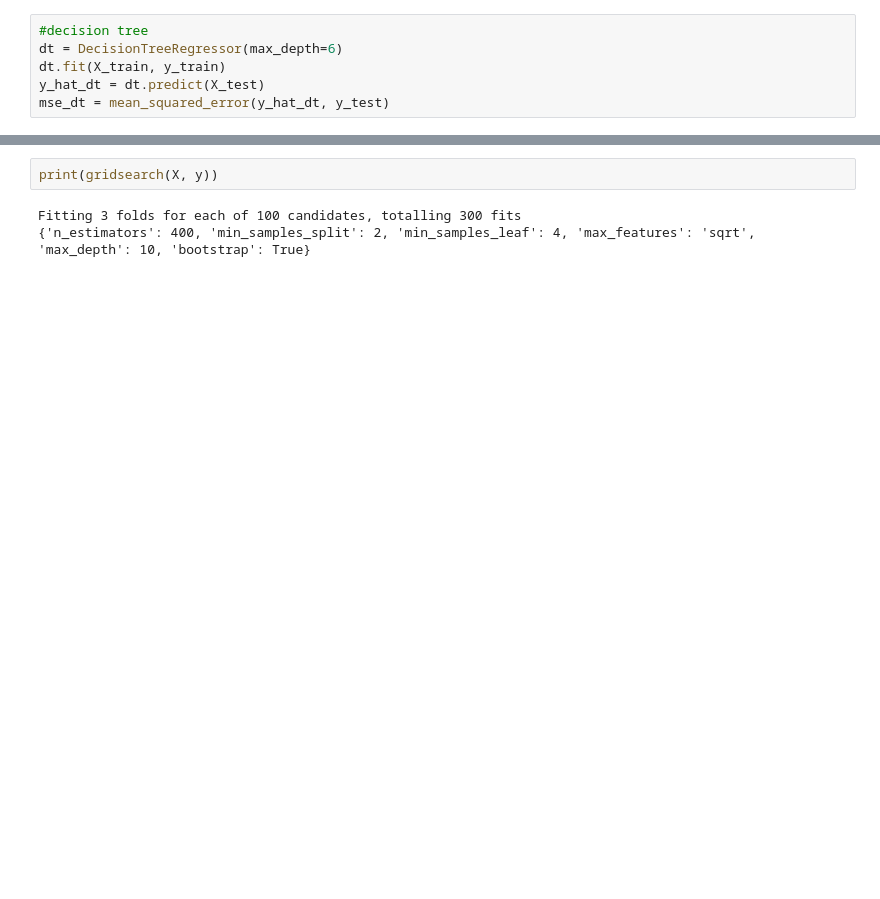
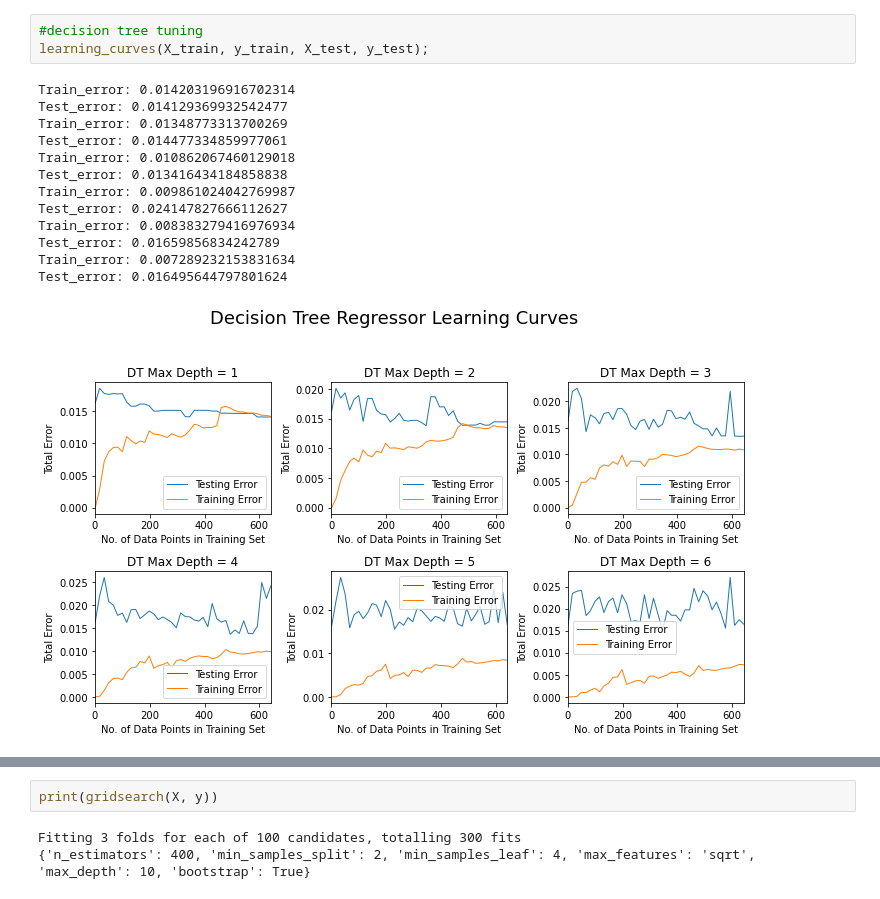
Before and after one commit to rathbird/Vaccine-Hesitancy-Driving-Covid-Outbreaks, a Jupyter notebook: src/covid.ipynb, the cells around one changed output, grey strips where cells are left out. Cells and saved outputs as stored; diff of their text form; blank space fills up the shorter version.

```diff
--- a/src/covid.ipynb
+++ b/src/covid.ipynb
@@ -76,6 +79,17 @@ mse_ols
 # %%
-#decision tree
-dt = DecisionTreeRegressor(max_depth=6)
-dt.fit(X_train, y_train)
-y_hat_dt = dt.predict(X_test)
-mse_dt = mean_squared_error(y_hat_dt, y_test)
+#decision tree tuning
+learning_curves(X_train, y_train, X_test, y_test);
+# %% [output]
+Train_error: 0.014203196916702314
+Test_error: 0.014129369932542477
+Train_error: 0.01348773313700269
+Test_error: 0.014477334859977061
+Train_error: 0.010862067460129018
+Test_error: 0.013416434184858838
+Train_error: 0.009861024042769987
+Test_error: 0.024147827666112627
+Train_error: 0.008383279416976934
+Test_error: 0.01659856834242789
+Train_error: 0.007289232153831634
+Test_error: 0.016495644797801624
+[figure, added]
```
Also changed, not shown: parts of 17 cells of this notebook, 3 other files.
